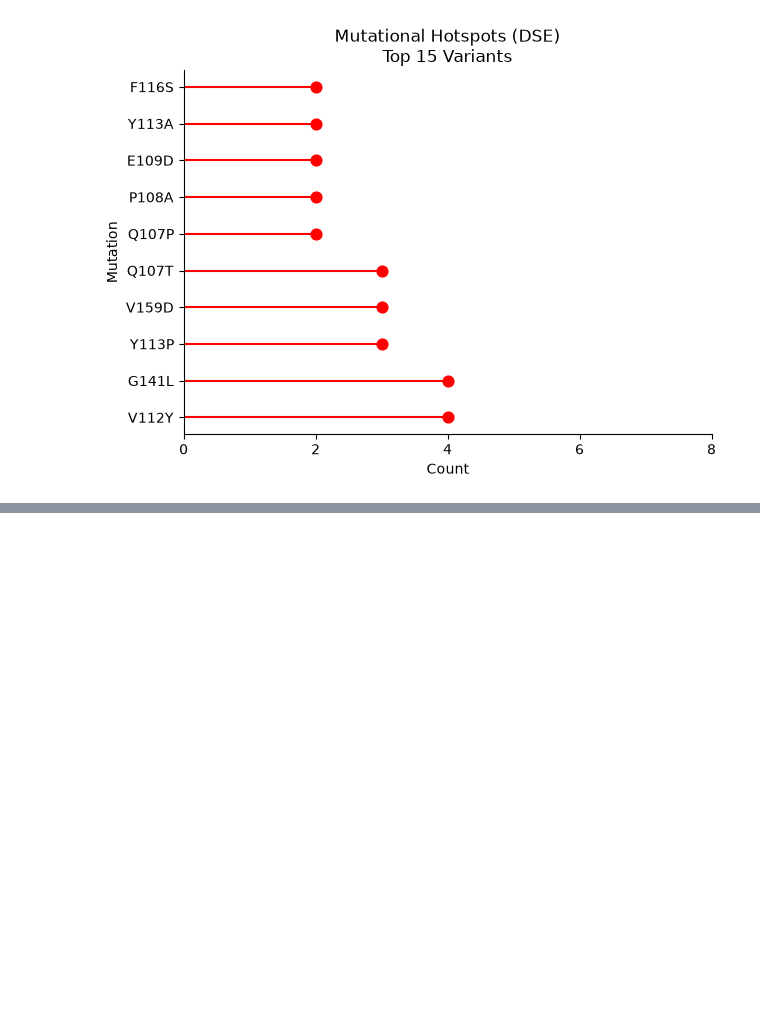
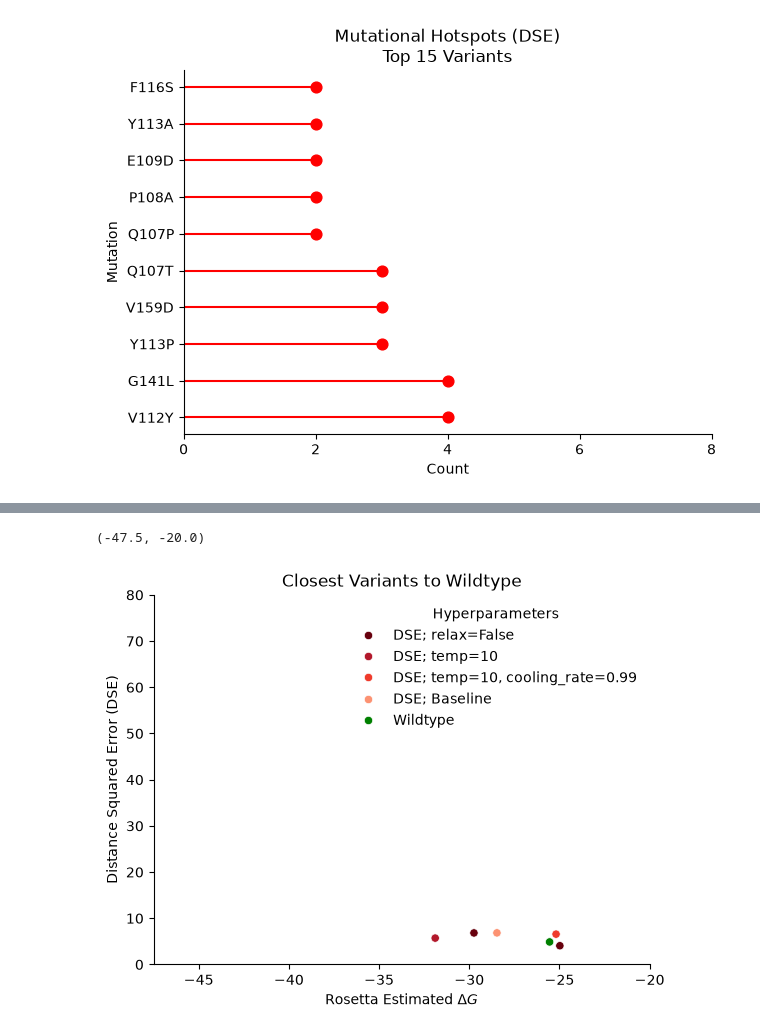
Before and after one commit to jcapecci09/Toxin-Engineering, a Jupyter notebook: project.ipynb, the cells around one changed output, grey strips where cells are left out. Saved outputs shown, nothing was run; the diff lists cells and outputs as text; code cells hidden in the pictures; blank space fills up the shorter version.

```diff
--- a/project.ipynb
+++ b/project.ipynb
@@ -998,0 +1003,40 @@ plt.xlim(-47.5, -20)
+# %%
+dis_mask = top_30_combined['dis_score'] <= 7
+dg_mask = top_30_combined['dg_score'] <= -24.5
+
+wt_similar = top_30_combined[dg_mask & dis_mask]
+
+
+
+
+def set_parameters(string):
+    d = {'distance_relax_off': 'DSE; relax=False',
+        'distance_temp_10/': 'DSE; temp=10', 'cool_99': 'DSE; temp=10, cooling_rate=0.99',
+        'distance_baseline': 'DSE; Baseline', '7K18_relaxed': 'Wildtype'}
+
+    for key in d:
+        if key in string:
+            return d[key]
+
+
+wt_similar.loc[:, 'Hyperparameters'] = wt_similar.loc[:, 'pose_path'].apply(set_parameters)
+
+sns.scatterplot(
+    wt_similar,
+    x='dg_score',
+    y='dis_score',
+    hue='Hyperparameters',
+    palette=["#67000D", "#B2182B", "#EF3B2C", "#FC9272", "green"]
+)
+
+
+sns.despine()
+plt.xlabel(r'Rosetta Estimated $\Delta G$')
+plt.ylabel('Distance Squared Error (DSE)')
+plt.legend(title= 'Hyperparameters', frameon=False)
+plt.title(r'Closest Variants to Wildtype')
+plt.ylim(0, 80)
+plt.xlim(-47.5, -20)
+# %% [output]
+(-47.5, -20.0)
+[figure, added]
```
Also changed, not shown: parts of 8 cells of this notebook, 9 other files.
